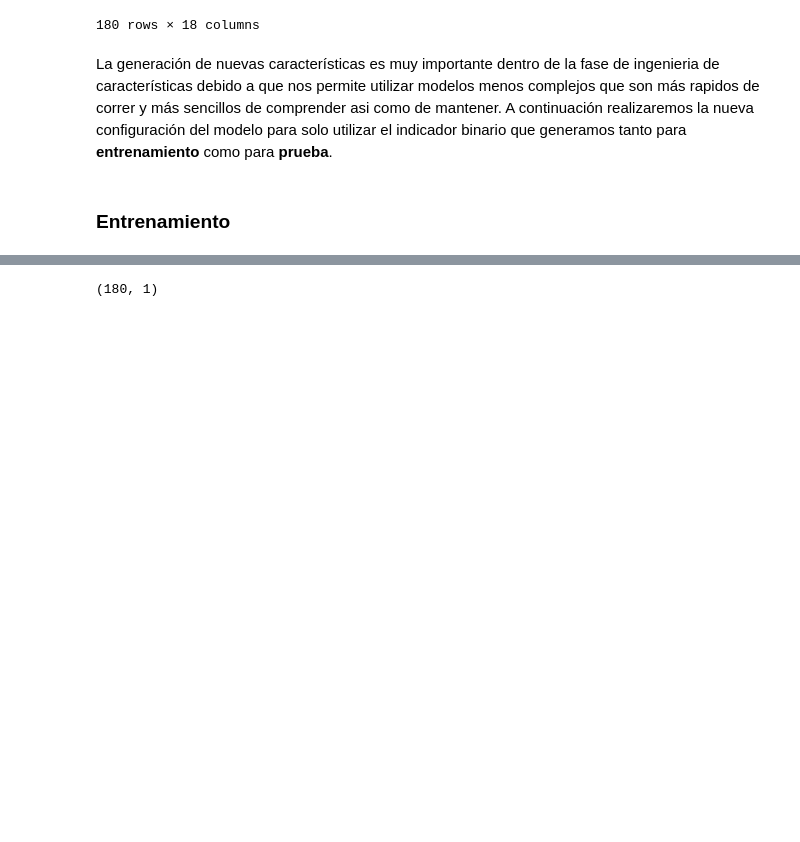
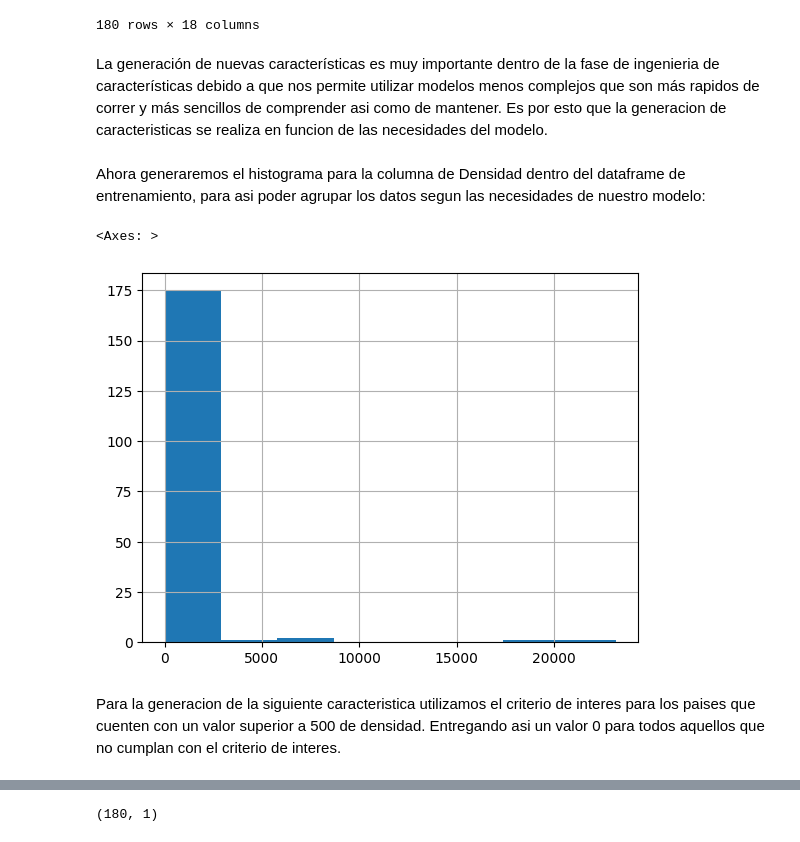
Before and after one commit to andreavazquezt/ProyectoIntegrador, a Jupyter notebook: Avance2_Equipo4.ipynb, the cells around one changed output, grey strips where cells are left out. Saved outputs shown, nothing was run; the diff lists cells and outputs as text; code cells hidden in the pictures; blank space fills up the shorter version.

```diff
--- a/Avance2_Equipo4.ipynb
+++ b/Avance2_Equipo4.ipynb
@@ -177,6 +213,13 @@ train_df
 180 rows × 18 columns
 # %% [markdown]
 La generación de nuevas características es muy importante dentro de la fase de ingenieria de características debido a que nos permite utilizar modelos menos
-complejos que son más rapidos de correr y más sencillos de comprender asi como de mantener. A continuación realizaremos la nueva configuración del modelo para solo utilizar el indicador binario que generamos tanto para **entrenamiento** como para **prueba**.
+complejos que son más rapidos de correr y más sencillos de comprender asi como de mantener. Es por esto que la generacion de caracteristicas se realiza en funcion de las necesidades del modelo.
-# %% [markdown]
-### Entrenamiento
+# %% [markdown]
+Ahora generaremos el histograma para la columna de Densidad dentro del dataframe de entrenamiento, para asi poder agrupar los datos segun las necesidades de nuestro modelo:
+# %%
+train_df['Density (per km²)'].hist(bins=8)
+# %% [output]
+<Axes: >
+[figure, added]
+# %% [markdown]
+Para la generacion de la siguiente caracteristica utilizamos el criterio de interes para los paises que cuenten con un valor superior a 500 de densidad. Entregando asi un valor 0 para todos aquellos que no cumplan con el criterio de interes.
```
Also changed, not shown: parts of 26 cells of this notebook.
